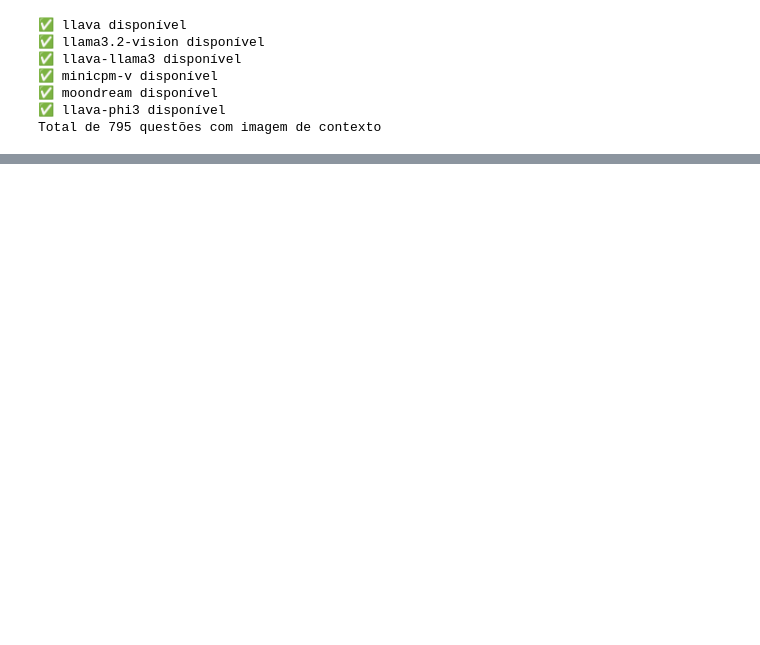
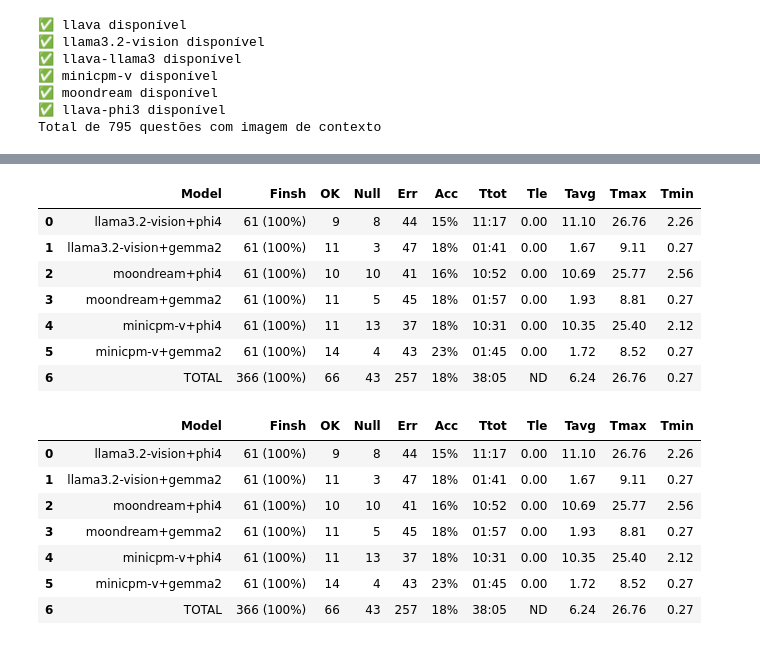
Before and after one commit to rubdelima/estuda-ia, a Jupyter notebook: 01-Predict.ipynb, the cells around one changed output, grey strips where cells are left out. Cells and saved outputs as stored; diff of their text form; code cells hidden in the pictures; blank space fills up the shorter version.

Commit message:
anws tests

```diff
--- a/01-Predict.ipynb
+++ b/01-Predict.ipynb
@@ -134,11 +142,31 @@ test_table("./predict_data/answ-vision.json", len(answer_questions))
 # %%
 # Questões com alternativas com Imagem (Multi Modelos)
+from ollama_help.runner import test_ollama_multi_models
+
+answer_questions = list(filter(lambda x :x['type'] == 'answer-image', questoes))
 
 test_ollama_multi_models(
     text_models = ['phi4', 'gemma2'],
-    vision_models= [],
+    vision_models= ["llama3.2-vision", "moondream", "minicpm-v"],
     questions=answer_questions,
     predict_file="./predict_data/answ-multi.json"
 )
 
 test_table("./predict_data/answ-multi.json",len(answer_questions))
+# %% [output]
+|  | Model | Finsh | OK | Null | Err | Acc | Ttot | Tle | Tavg | Tmax | Tmin |
+| 0 | llama3.2-vision+phi4 | 61 (100%) | 9 | 8 | 44 | 15% | 11:17 | 0.00 | 11.10 | 26.76 | 2.26 |
+| 1 | llama3.2-vision+gemma2 | 61 (100%) | 11 | 3 | 47 | 18% | 01:41 | 0.00 | 1.67 | 9.11 | 0.27 |
+| 2 | moondream+phi4 | 61 (100%) | 10 | 10 | 41 | 16% | 10:52 | 0.00 | 10.69 | 25.77 | 2.56 |
+| 3 | moondream+gemma2 | 61 (100%) | 11 | 5 | 45 | 18% | 01:57 | 0.00 | 1.93 | 8.81 | 0.27 |
+| 4 | minicpm-v+phi4 | 61 (100%) | 11 | 13 | 37 | 18% | 10:31 | 0.00 | 10.35 | 25.40 | 2.12 |
+| 5 | minicpm-v+gemma2 | 61 (100%) | 14 | 4 | 43 | 23% | 01:45 | 0.00 | 1.72 | 8.52 | 0.27 |
+| 6 | TOTAL | 366 (100%) | 66 | 43 | 257 | 18% | 38:05 | ND | 6.24 | 26.76 | 0.27 |
+|  | Model | Finsh | OK | Null | Err | Acc | Ttot | Tle | Tavg | Tmax | Tmin |
+| 0 | llama3.2-vision+phi4 | 61 (100%) | 9 | 8 | 44 | 15% | 11:17 | 0.00 | 11.10 | 26.76 | 2.26 |
+| 1 | llama3.2-vision+gemma2 | 61 (100%) | 11 | 3 | 47 | 18% | 01:41 | 0.00 | 1.67 | 9.11 | 0.27 |
+| 2 | moondream+phi4 | 61 (100%) | 10 | 10 | 41 | 16% | 10:52 | 0.00 | 10.69 | 25.77 | 2.56 |
+| 3 | moondream+gemma2 | 61 (100%) | 11 | 5 | 45 | 18% | 01:57 | 0.00 | 1.93 | 8.81 | 0.27 |
+| 4 | minicpm-v+phi4 | 61 (100%) | 11 | 13 | 37 | 18% | 10:31 | 0.00 | 10.35 | 25.40 | 2.12 |
+| 5 | minicpm-v+gemma2 | 61 (100%) | 14 | 4 | 43 | 23% | 01:45 | 0.00 | 1.72 | 8.52 | 0.27 |
+| 6 | TOTAL | 366 (100%) | 66 | 43 | 257 | 18% | 38:05 | ND | 6.24 | 26.76 | 0.27 |
```
Also changed, not shown: parts of 5 cells of this notebook, 12 other files.
